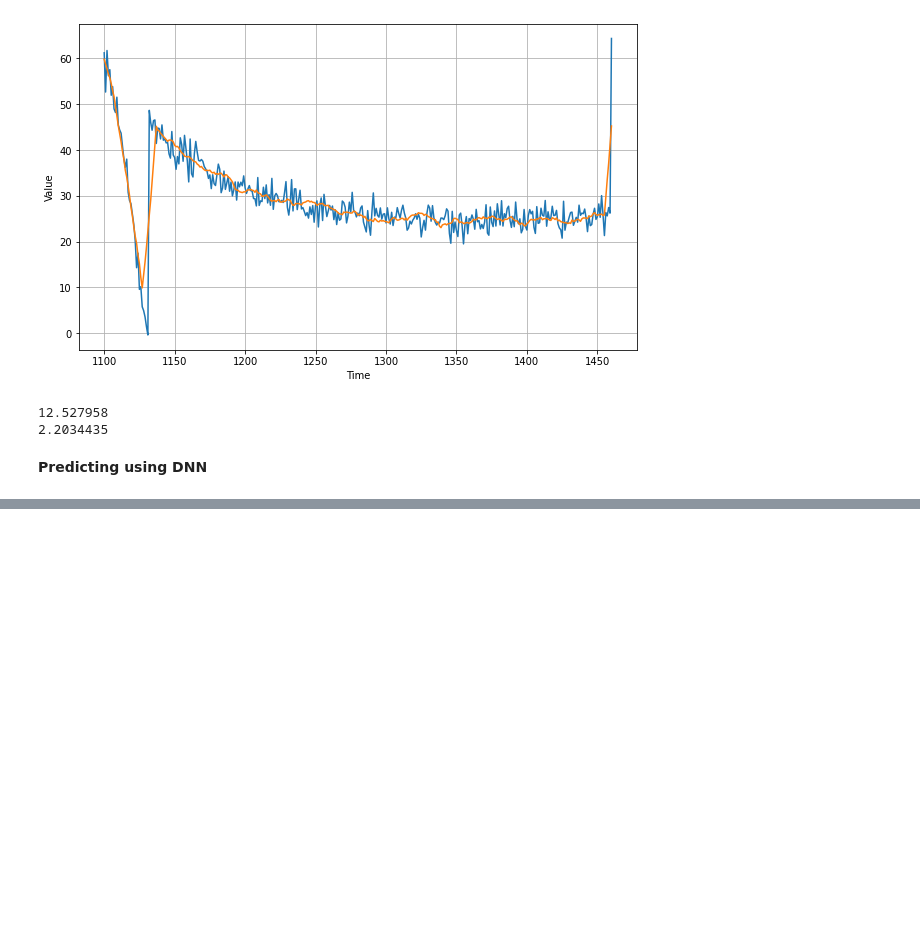
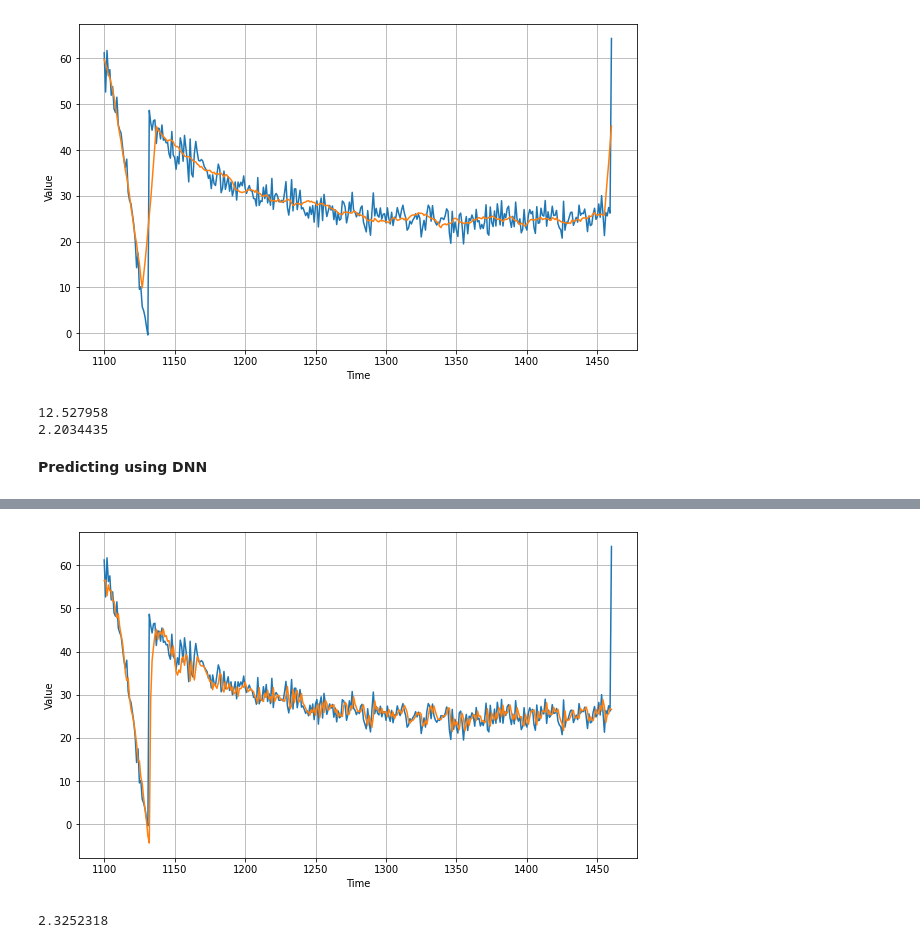
Before and after one commit to Abhilash11Addanki/DeepLearning, a Jupyter notebook: Time Series/Time_Series_Examples.ipynb, the cells around one changed output, grey strips where cells are left out. Cells and saved outputs as stored; diff of their text form; code cells hidden in the pictures; blank space fills up the shorter version.

```diff
--- a/Time Series/Time_Series_Examples.ipynb
+++ b/Time Series/Time_Series_Examples.ipynb
@@ -235,0 +238,4 @@ tf.keras.metrics.mean_absolute_error(x_valid,results).numpy()
+# %%
+window_size = 20
+batch_size = 32
+shuffle_buffer_size = 1000
@@ -235,0 +280,15 @@ tf.keras.metrics.mean_absolute_error(x_valid,results).numpy()
+# %%
+tf.keras.backend.clear_session()
+
+lstm_model = tf.keras.models.Sequential([
+  tf.keras.layers.Lambda(lambda x: tf.expand_dims(x, axis=-1),
+                      input_shape=[None]),
+   tf.keras.layers.Bidirectional(tf.keras.layers.LSTM(32, return_sequences=True)),
+  tf.keras.layers.Bidirectional(tf.keras.layers.LSTM(32)),
+  tf.keras.layers.Dense(1),
+  tf.keras.layers.Lambda(lambda x: x * 100.0)
+])
+
+
+lstm_model.compile(loss="mse", optimizer=tf.keras.optimizers.SGD(lr=1e-5, momentum=0.9),metrics=["mae"])
+history = lstm_model.fit(dataset,epochs=100,verbose=1)
@@ -235,0 +313,20 @@ tf.keras.metrics.mean_absolute_error(x_valid,results).numpy()
+# %%
+forecast = []
+results = []
+for time in range(len(series) - window_size):
+  forecast.append(lstm_model.predict(series[time:time + window_size][np.newaxis]))
+
+forecast = forecast[split_time-window_size:]
+results = np.array(forecast)[:, 0, 0]
+
+
+plt.figure(figsize=(10, 6))
+
+plot_series(time_valid, x_valid)
+plot_series(time_valid, results)
+# %% [output]
+[figure, added]
+# %%
+tf.keras.metrics.mean_absolute_error(x_valid, results).numpy()
+# %% [output]
+2.3252318
```
Also changed, not shown: parts of 11 cells of this notebook.
